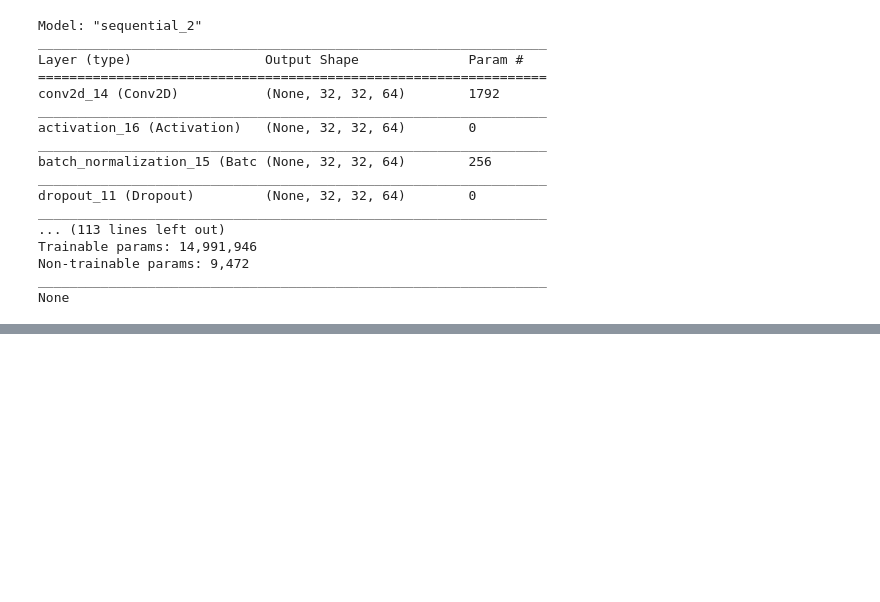
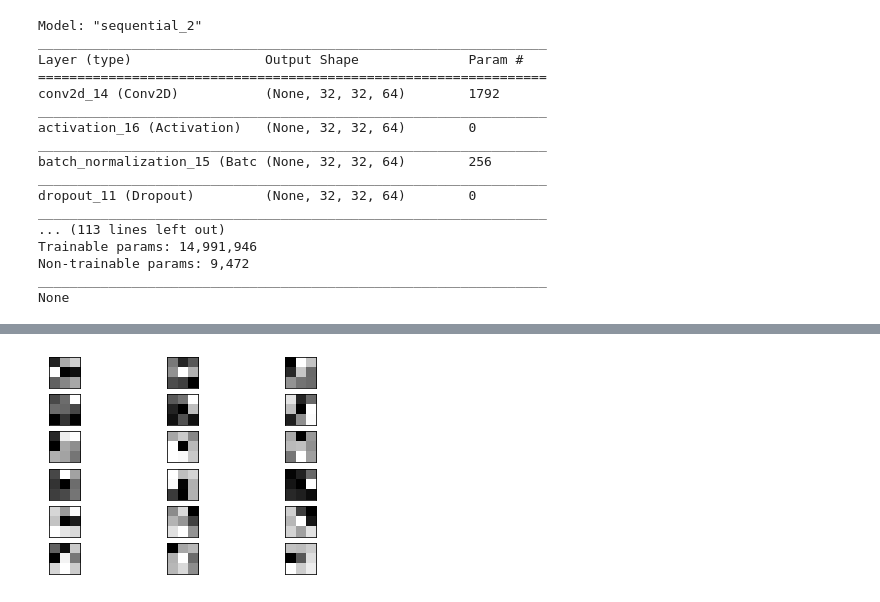
Before and after one commit to bohniti/The-CIFAR-10-dataset, a Jupyter notebook: CS4487_group_project.ipynb, the cells around one changed output, grey strips where cells are left out. Saved outputs shown, nothing was run; the diff lists cells and outputs as text; code cells hidden in the pictures; blank space fills up the shorter version.

Commit message:
show filters and recap filter size

```diff
--- a/CS4487_group_project.ipynb
+++ b/CS4487_group_project.ipynb
@@ -245,0 +239,7 @@ np.savetxt('result.csv',np.column_stack((np.arange(0,12000), y_pred_results)), d
+# %%
+^#layer name and the shape of the filters in the layer.
+for layer in model.layers:
+    if 'conv' not in layer.name:
+        continue
+    filters, biases = layer.get_weights()
+    print(layer.name, filters.shape)
@@ -245,0 +260,14 @@ np.savetxt('result.csv',np.column_stack((np.arange(0,12000), y_pred_results)), d
+# %%
+# visualize the filter
+n_filters, ix = 6, 1
+for i in range(n_filters):
+    f = filters[:, :, :, i]
+    for j in range(3):
+        ax = plt.subplot(n_filters, 3, ix)
+        ax.set_xticks([])
+        ax.set_yticks([])
+        plt.imshow(f[:, :, j], cmap='gray')
+        ix += 1
+plt.show()
+# %% [output]
+[figure, added]
```
Also changed, not shown: parts of 10 cells of this notebook.
